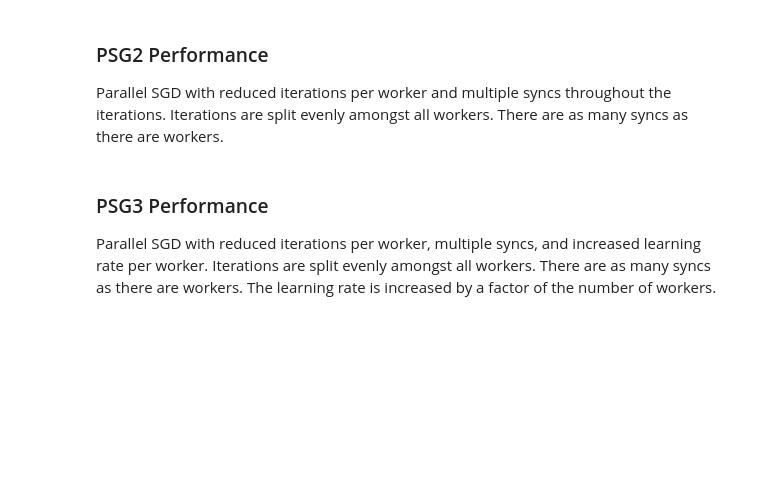
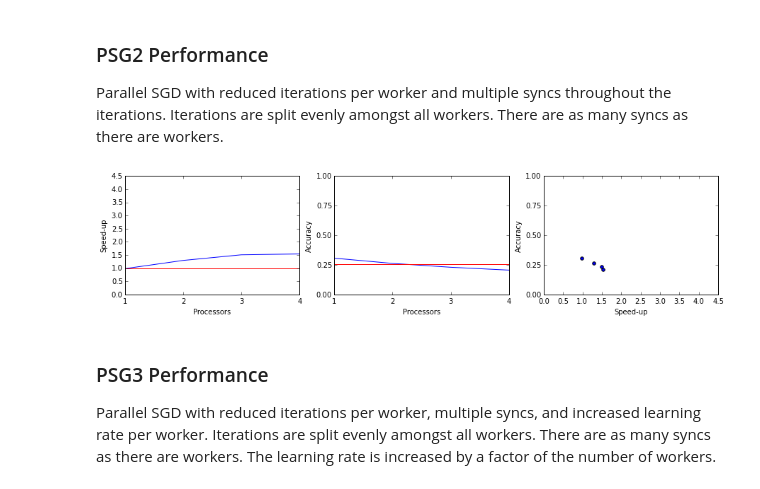
Before and after one commit to angadgill/Parallel-SGD, a Jupyter notebook: Benchmark.ipynb, the cells around one changed output. Saved outputs shown, nothing was run; the diff lists cells and outputs as text; code cells hidden in the pictures; blank space fills up the shorter version.

```diff
--- a/Benchmark.ipynb
+++ b/Benchmark.ipynb
@@ -137,3 +101,7 @@ plt.ylabel("Accuracy")
+# %%
+utils.plot_speedup_acc(speedup_acc_2, score1)
+# %% [output]
+[figure, added]
 # %% [markdown]
 ### PSG3 Performance
 Parallel SGD with reduced iterations per worker, multiple syncs, and increased learning rate per worker. Iterations are split evenly amongst all workers. There are as many syncs as there are workers. The learning rate is increased by a factor of the number of workers.
```
Also changed, not shown: parts of 19 cells of this notebook, 1 other file.
